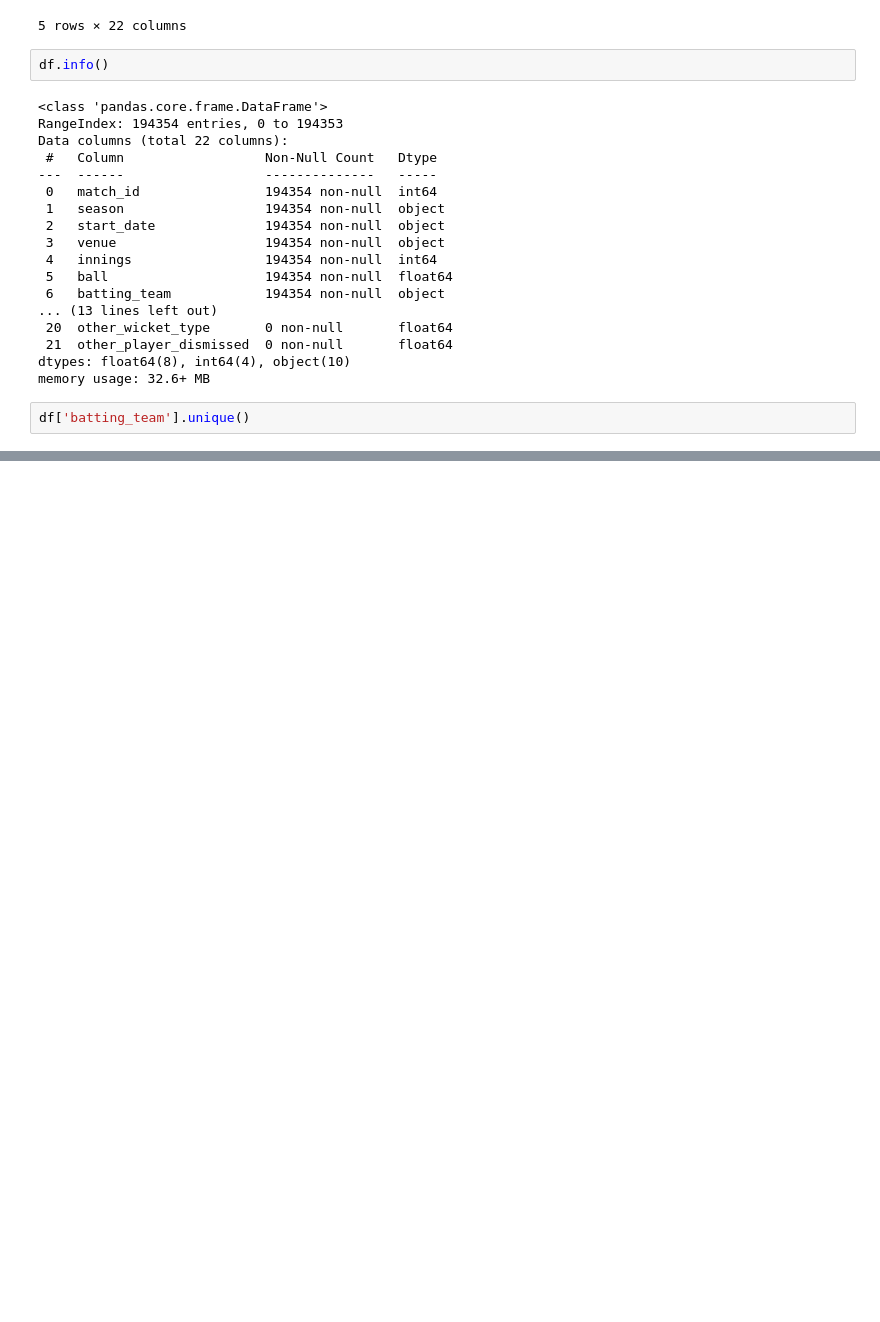
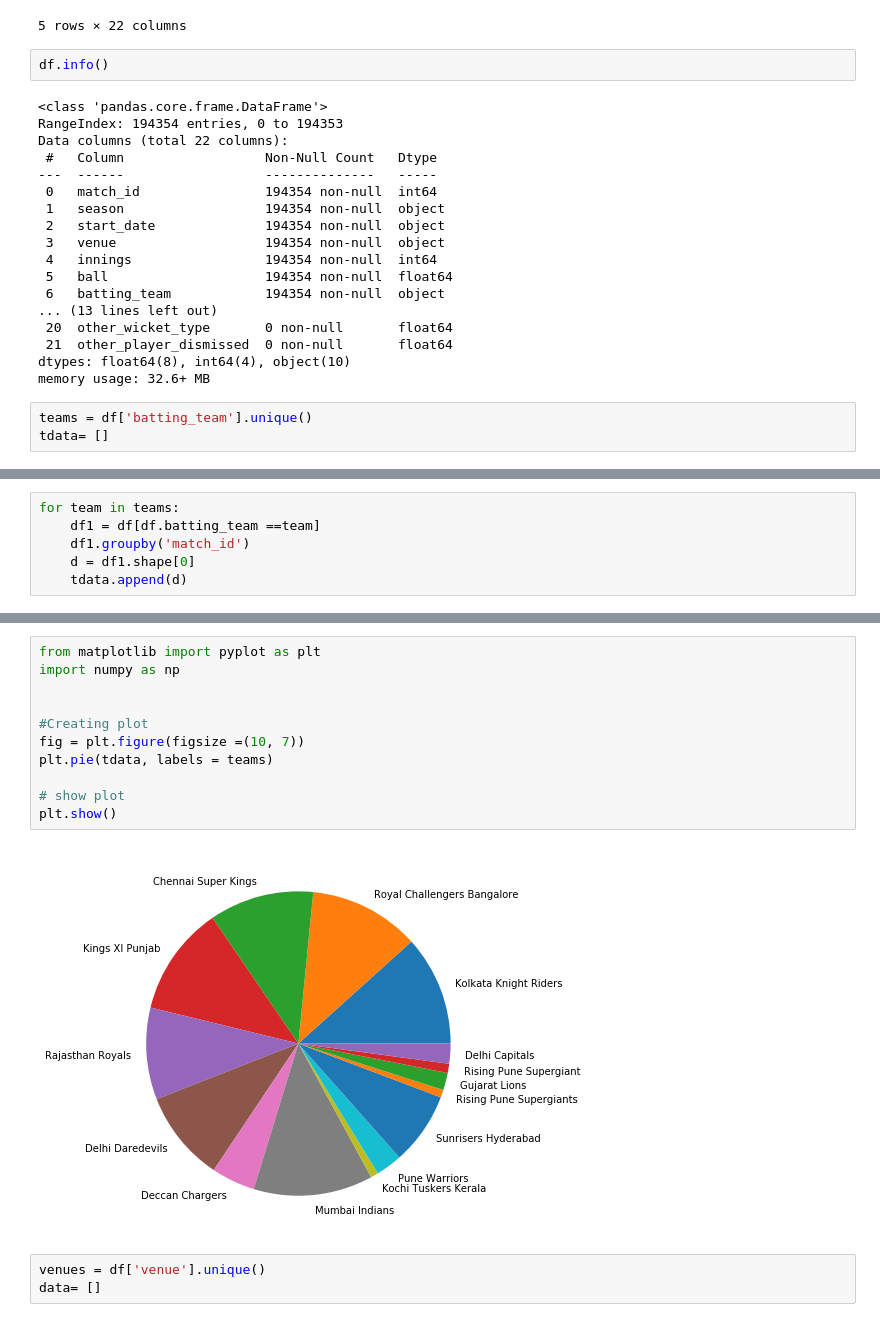
Before and after one commit to yaskpatel03/Machine-Learning, a Jupyter notebook: IPL Score Prediction/dataviz.ipynb, the cells around one changed output, grey strips where cells are left out. Drawn from its saved outputs; the diff is of its cells as text; blank space fills up the shorter version.

```diff
--- a/IPL Score Prediction/dataviz.ipynb
+++ b/IPL Score Prediction/dataviz.ipynb
@@ -34,4 +34,5 @@ Data columns (total 22 columns):
 dtypes: float64(8), int64(4), object(10)
 memory usage: 32.6+ MB
 # %%
-df['batting_team'].unique()
+teams = df['batting_team'].unique()
+tdata= []
@@ -52,0 +39,6 @@ ValueError: Cannot index with multidimensional key
+# %%
+for team in teams:
+    df1 = df[df.batting_team ==team]
+    df1.groupby('match_id')
+    d = df1.shape[0]
+    tdata.append(d)
@@ -52,0 +72,16 @@ ValueError: Cannot index with multidimensional key
+# %%
+from matplotlib import pyplot as plt
+import numpy as np
+
+
+#Creating plot
+fig = plt.figure(figsize =(10, 7))
+plt.pie(tdata, labels = teams)
+
+# show plot
+plt.show()
+# %% [output]
+[figure, added]
+# %%
+venues = df['venue'].unique()
+data= []
```
Also changed, not shown: parts of 10 cells of this notebook, 2 other files.
